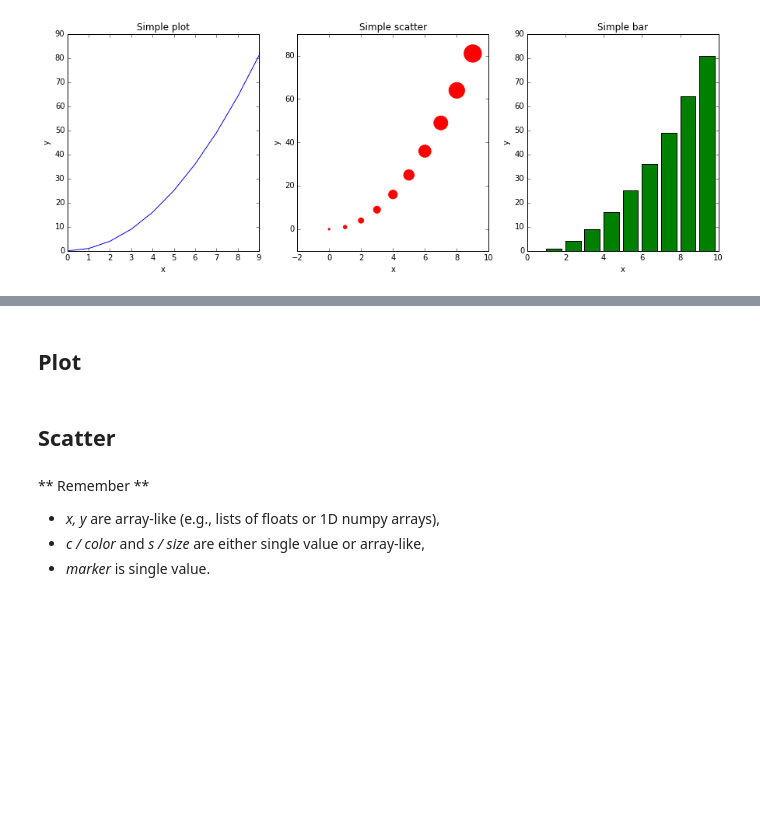
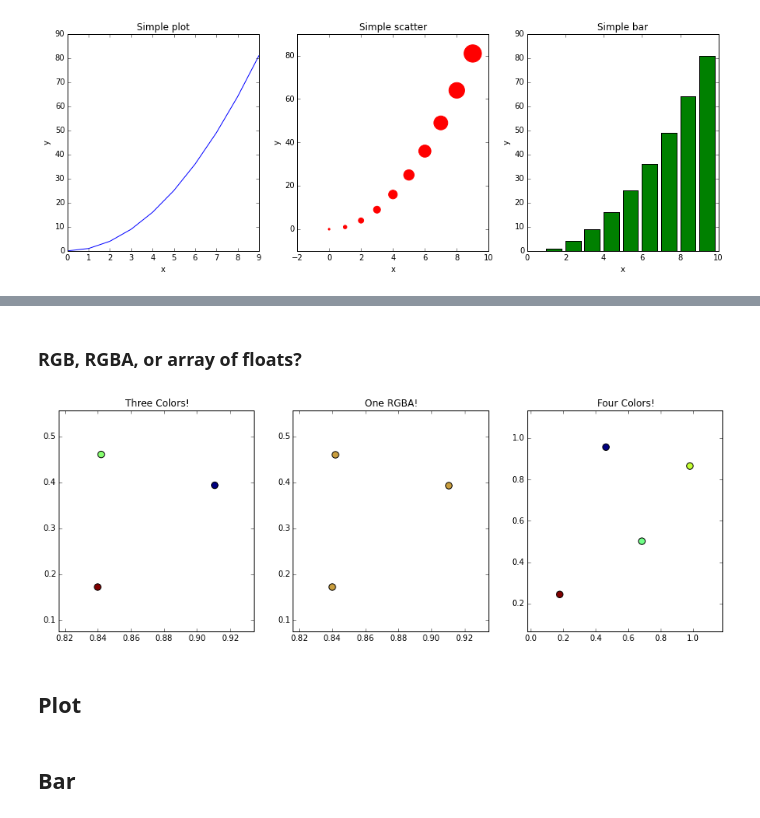
Before and after one commit to mmathioudakis/matplotlib_plot_examples, a Jupyter notebook: little_matplotlib_cookbook.ipynb, the cells around one changed output, grey strips where cells are left out. Drawn from its saved outputs; the diff is of its cells as text; code cells hidden in the pictures; blank space fills up the shorter version.

```diff
--- a/little_matplotlib_cookbook.ipynb
+++ b/little_matplotlib_cookbook.ipynb
@@ -41,2 +155,36 @@ _tmp_2 = ax[2].bar(x, y, color = "green")
+# %% [markdown]
+### RGB, RGBA, or array of floats?
+# %%
+# data
+x = np.random.rand(3)
+y = np.random.rand(3)
+dx = (max(x) - min(x)) / 3
+dy = (max(y) - min(y)) / 3
+
+# plotting
+fig, ax = plt.subplots(1, 3, figsize = (15, 5))
+
+colors = np.random.rand(3)
+ax[0].set(title = "Three Colors!", xlim = (min(x) - dx, max(x) + dx), ylim = (min(y) - dy, max(y) + dy))
+_tmp = ax[0].scatter(x, y, c = colors, s = 70)
+
+rgba = np.random.rand(4)
+ax[1].set(title = "One RGBA!", xlim = (min(x) - dx, max(x) + dx), ylim = (min(y) - dy, max(y) + dy))
+_tmp = ax[1].scatter(x, y, c = rgba, s = 70)
+
+
+# new data
+x = np.random.rand(4)
+y = np.random.rand(4)
+dx = (max(x) - min(x)) / 4
+dy = (max(y) - min(y)) / 4
+
+
+# last plot
+four_colors = np.random.rand(4)
+ax[2].set(title = "Four Colors!", xlim = (min(x) - dx, max(x) + dx), ylim = (min(y) - dy, max(y) + dy))
+_tmp = ax[2].scatter(x, y, c = four_colors, s = 70)
+# %% [output]
+[figure, added]
 # %% [markdown]
 ## Plot
@@ -45,7 +191,2 @@ _tmp_2 = ax[2].bar(x, y, color = "green")
 # %% [markdown]
-## Scatter
+## Bar
-# %% [markdown]
-** Remember **
-* _x, y_ are array-like (e.g., lists of floats or 1D numpy arrays),
-* _c / color_ and _s / size_ are either single value or array-like,
-* _marker_ is single value.
```
Also changed, not shown: parts of 12 cells of this notebook.
